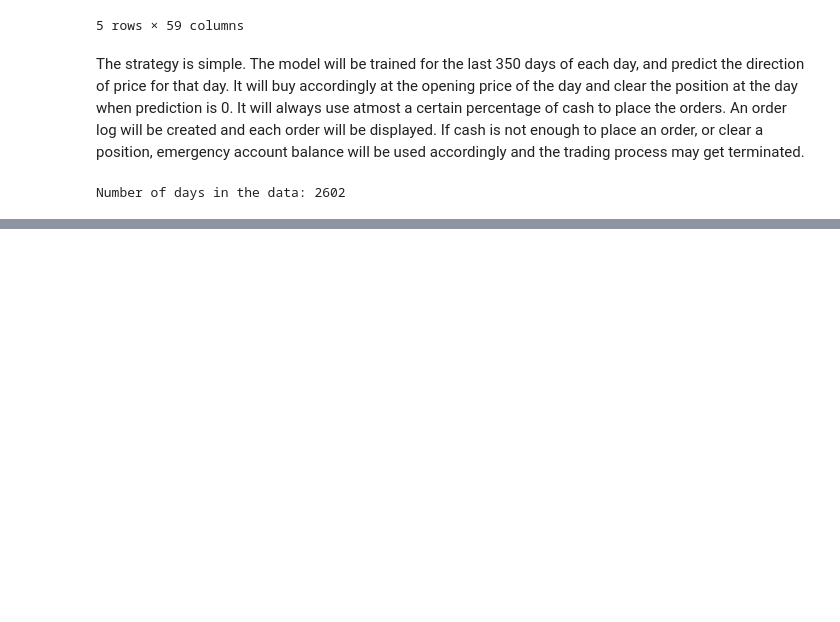
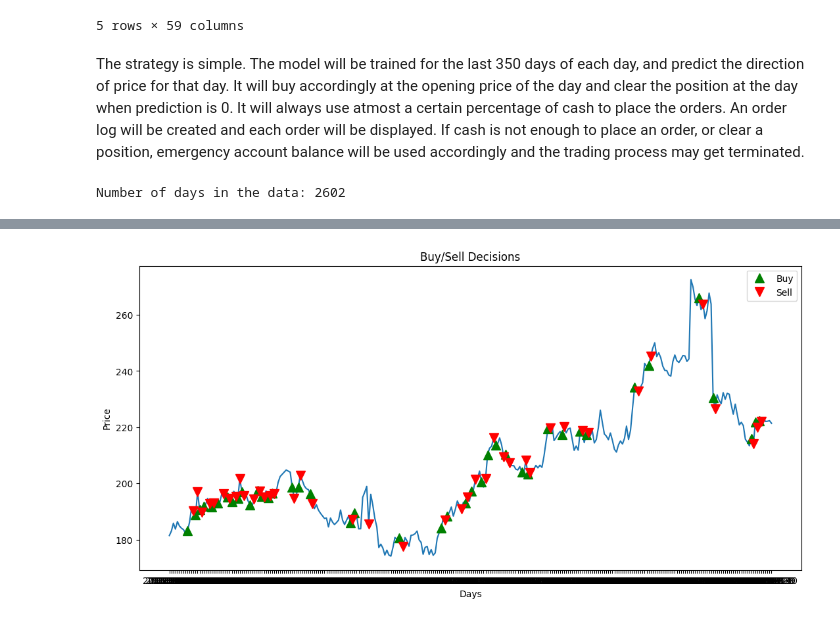
Before and after one commit to Raj-Harshit23/SoC-Automated-Trading, a Jupyter notebook: final script/backtester.ipynb, the cells around one changed output, grey strips where cells are left out. Drawn from its saved outputs; the diff is of its cells as text; code cells hidden in the pictures; blank space fills up the shorter version.

```diff
--- a/final script/backtester.ipynb
+++ b/final script/backtester.ipynb
@@ -225,0 +284,17 @@ Date: 2016-01-14 00:00:00+05:30, Action: SELL, Price: 161.32, Position: 0.00, Po
+# %%
+#Lets see in what pattern were the orders exactly placed
+plt.figure(figsize=(13, 6))
+plt.plot(df.iloc[start:end]['Open'])
+#Lets plot the buy/sell action with symbols
+buy_indices = result.index[result['Action'] == 'BUY']
+sell_indices = result.index[result['Action'] == 'SELL']
+
+plt.plot(buy_indices, result['Price'][buy_indices], '^', markersize=10, color='g', label='Buy')
+plt.plot(sell_indices, result['Price'][sell_indices], 'v', markersize=10, color='r', label='Sell')
+plt.xlabel('Days')
+plt.ylabel('Price')
+plt.title('Buy/Sell Decisions')
+plt.legend()
+plt.show()
+# %% [output]
+[figure, added]
```
Also changed, not shown: parts of 11 cells of this notebook, 1 other file.
